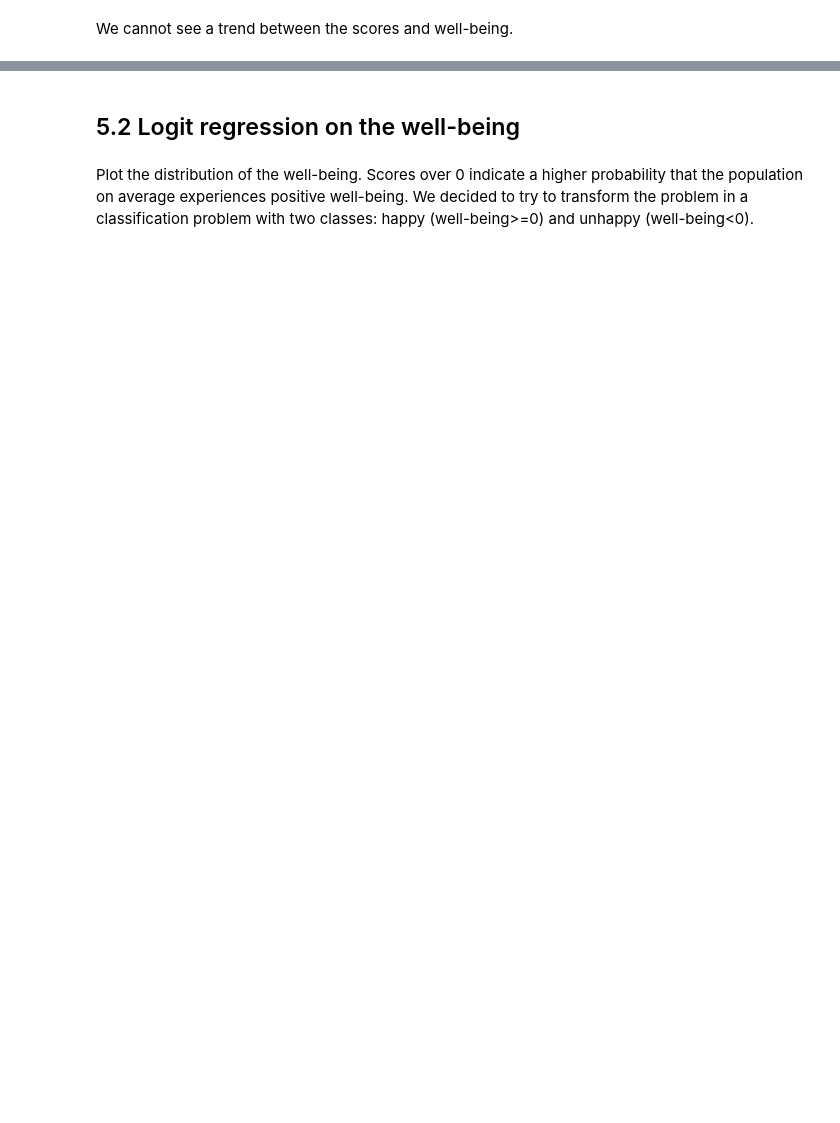
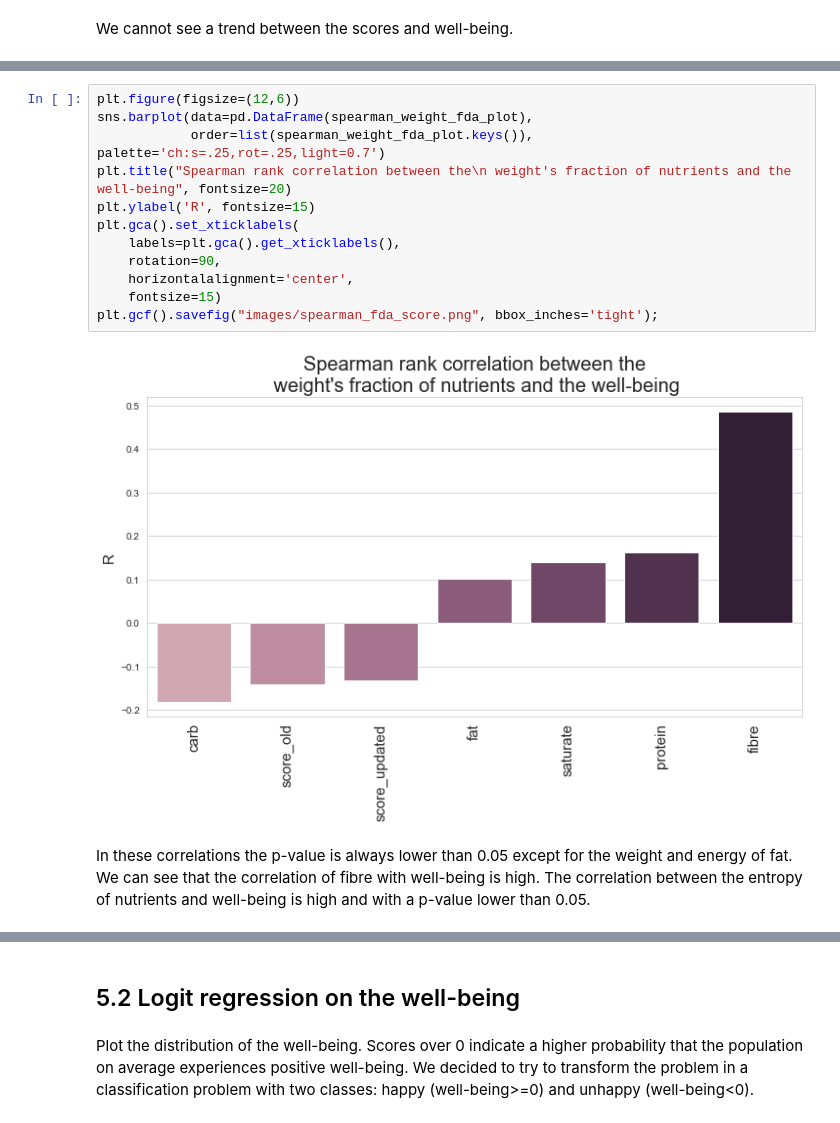
Before and after one commit to epfl-ada/ada-2020-project-milestone-p3-p3_improvise-adapt-overcome, a Jupyter notebook: p4_milestone.ipynb, the cells around one changed output, grey strips where cells are left out. Cells and saved outputs as stored; diff of their text form; blank space fills up the shorter version.

```diff
--- a/p4_milestone.ipynb
+++ b/p4_milestone.ipynb
@@ -487,0 +421,16 @@ We cannot see a trend between the scores and well-being.
+# %%
+plt.figure(figsize=(12,6))
+sns.barplot(data=pd.DataFrame(spearman_weight_fda_plot),
+            order=list(spearman_weight_fda_plot.keys()), palette='ch:s=.25,rot=.25,light=0.7')
+plt.title("Spearman rank correlation between the\n weight's fraction of nutrients and the well-being", fontsize=20)
+plt.ylabel('R', fontsize=15)
+plt.gca().set_xticklabels(
+    labels=plt.gca().get_xticklabels(),
+    rotation=90,
+    horizontalalignment='center',
+    fontsize=15)
+plt.gcf().savefig("images/spearman_fda_score.png", bbox_inches='tight');
+# %% [output]
+[figure, added]
+# %% [markdown]
+In these correlations the p-value is always lower than 0.05 except for the weight and energy of fat. We can see that the correlation of fibre with well-being is high. The correlation between the entropy of nutrients and well-being is high and with a p-value lower than 0.05.
```
Also changed, not shown: parts of 44 cells of this notebook, 8 other files.
